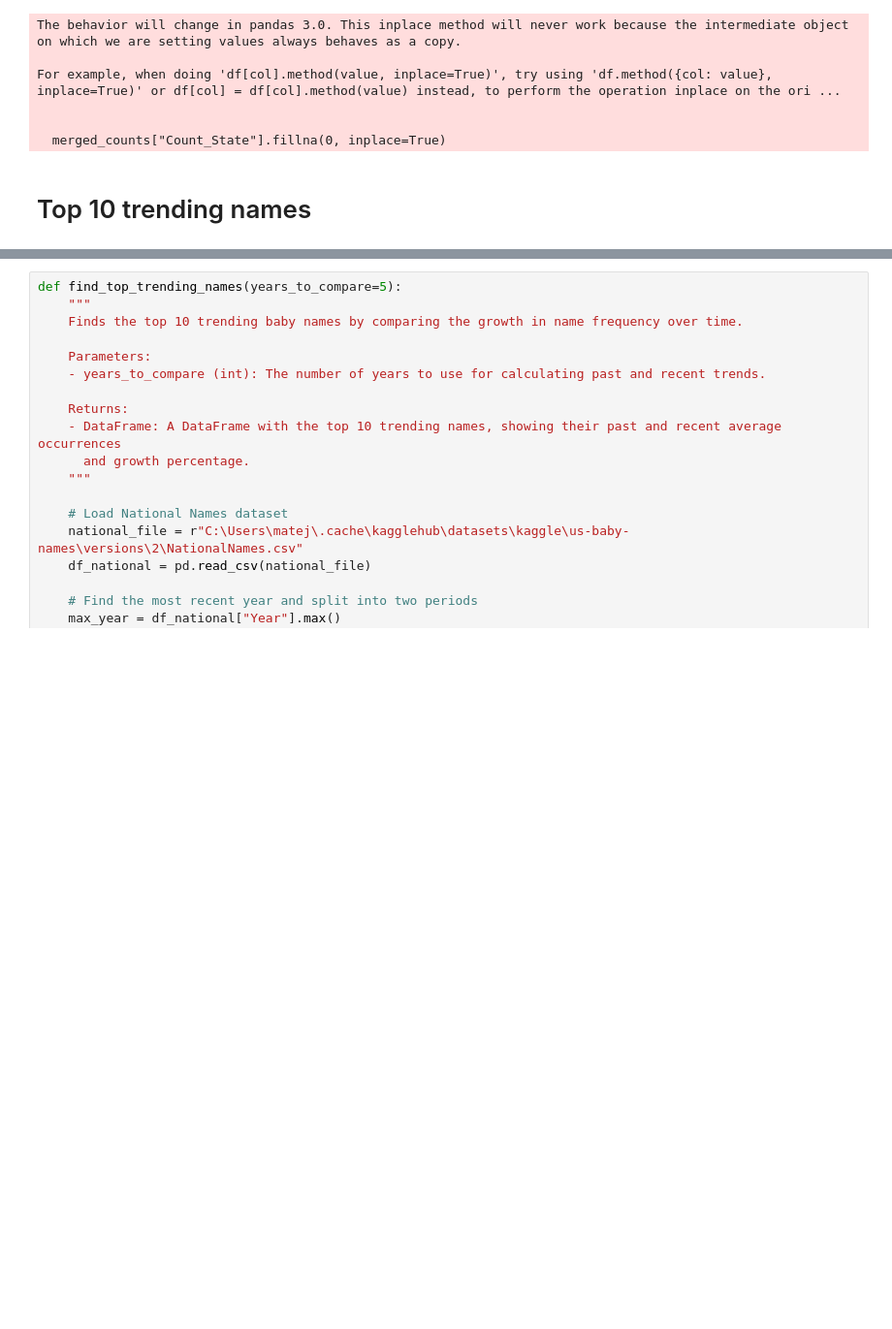
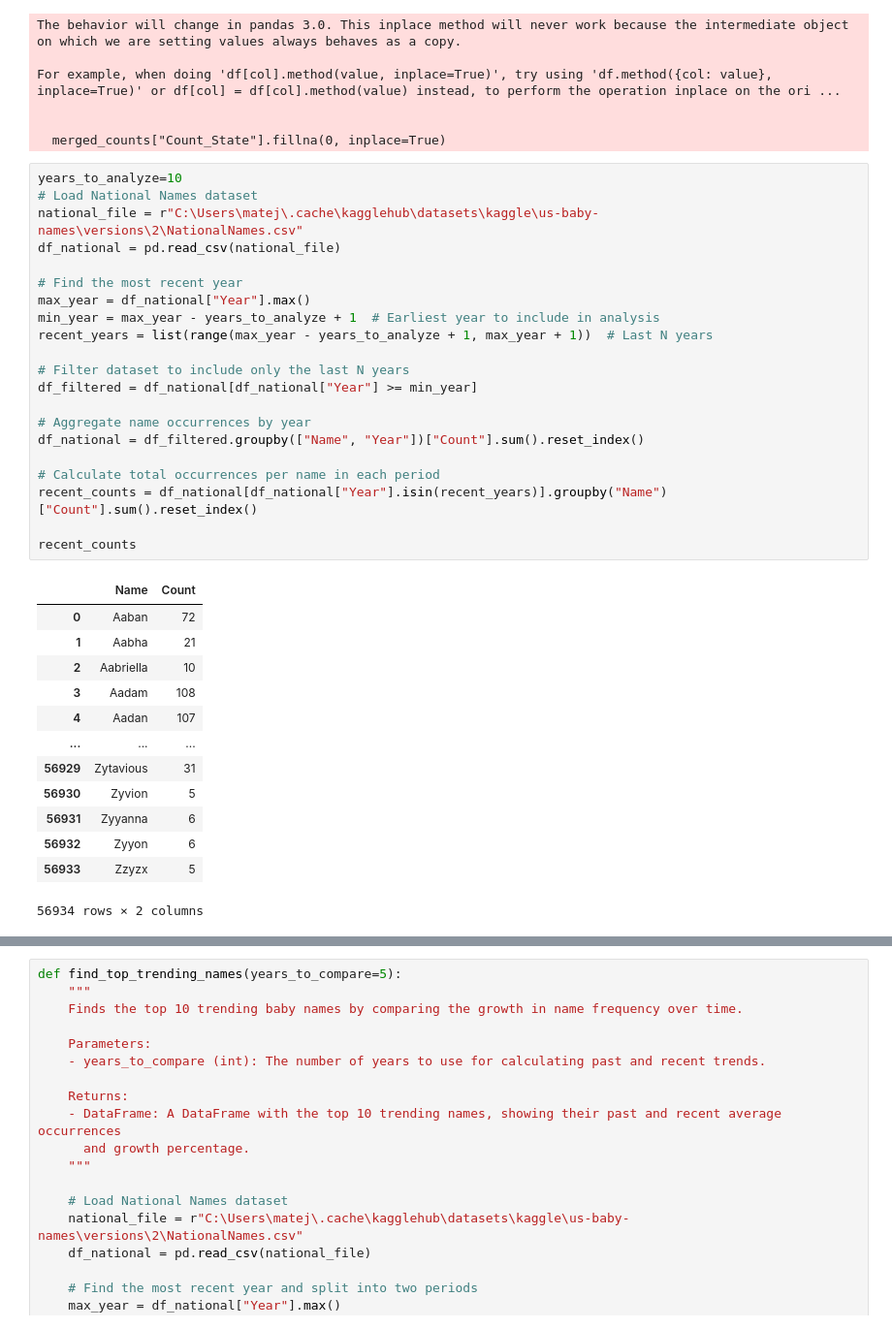
Before and after one commit to matej-kosiba/STRV_test_project, a Jupyter notebook: jupyter.ipynb, the cells around one changed output, grey strips where cells are left out. Shown: that part at 97% size. Cells and saved outputs as stored; diff of their text form; blank space fills up the shorter version.

```diff
--- a/jupyter.ipynb
+++ b/jupyter.ipynb
@@ -1129,5 +1161,38 @@ For example, when doing 'df[col].method(value, inplace=True)', try using 'df.met
 
 
   merged_counts["Count_State"].fillna(0, inplace=True)
-# %% [markdown]
-# Top 10 trending names
+# %%
+years_to_analyze=10
+# Load National Names dataset
+national_file = r"C:\Users\matej\.cache\kagglehub\datasets\kaggle\us-baby-names\versions\2\NationalNames.csv"
+df_national = pd.read_csv(national_file)
+
+# Find the most recent year
+max_year = df_national["Year"].max()
+min_year = max_year - years_to_analyze + 1  # Earliest year to include in analysis
+recent_years = list(range(max_year - years_to_analyze + 1, max_year + 1))  # Last N years
+
+# Filter dataset to include only the last N years
+df_filtered = df_national[df_national["Year"] >= min_year]
+
+# Aggregate name occurrences by year
+df_national = df_filtered.groupby(["Name", "Year"])["Count"].sum().reset_index()
+
+# Calculate total occurrences per name in each period
+recent_counts = df_national[df_national["Year"].isin(recent_years)].groupby("Name")["Count"].sum().reset_index()
+
+recent_counts
+# %% [output]
+|  | Name | Count |
+| 0 | Aaban | 72 |
+| 1 | Aabha | 21 |
+| 2 | Aabriella | 10 |
+| 3 | Aadam | 108 |
+| 4 | Aadan | 107 |
+| ... | ... | ... |
+| 56929 | Zytavious | 31 |
+| 56930 | Zyvion | 5 |
+| 56931 | Zyyanna | 6 |
+| 56932 | Zyyon | 6 |
+| 56933 | Zzyzx | 5 |
+56934 rows × 2 columns
```
Also changed, not shown: parts of 25 cells of this notebook, 13 other files.
